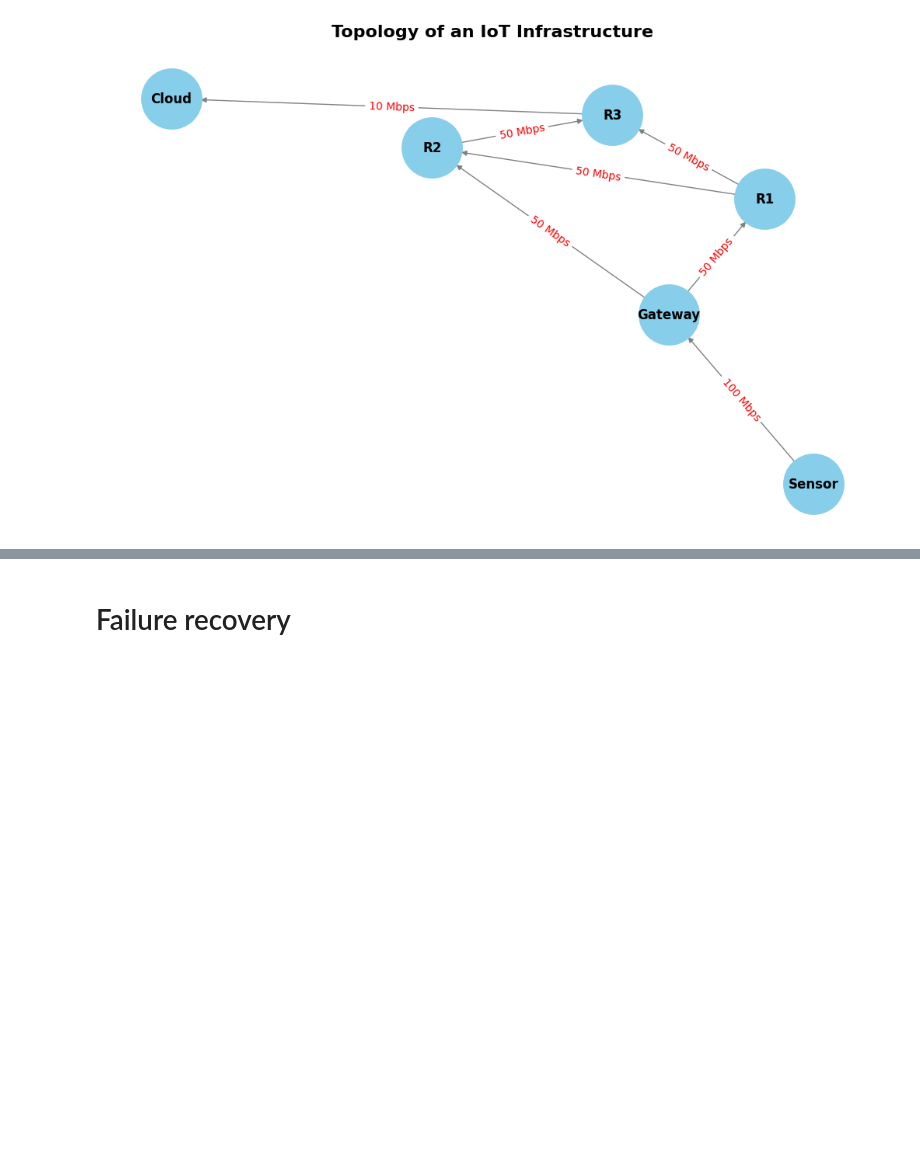
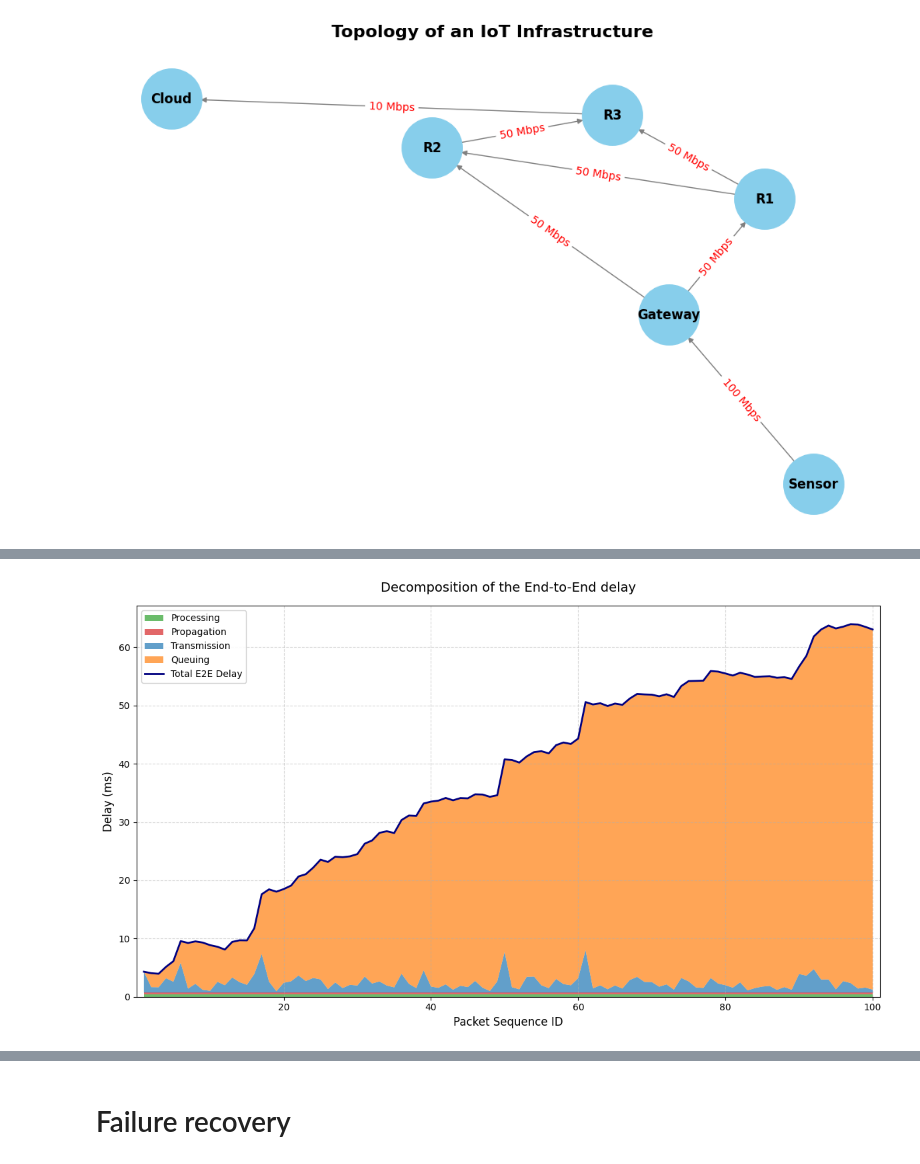
Before and after one commit to DadeOrsu/eclypse-plus-net, a Jupyter notebook: eclypse/network/demo_3.ipynb, the cells around one changed output, grey strips where cells are left out. Cells and saved outputs as stored; diff of their text form; code cells hidden in the pictures; blank space fills up the shorter version.

```diff
--- a/eclypse/network/demo_3.ipynb
+++ b/eclypse/network/demo_3.ipynb
@@ -327,0 +152,91 @@ Breakdown of the last packet (ID 100):
+# %%
+import pandas as pd
+import matplotlib.pyplot as plt
+import json
+
+# Openining of the JSONL file and extracting the relevant metrics
+json_path = "./results/json/application.jsonl"
+records = []
+
+with open(json_path, 'r') as file:
+    for line in file:
+        if line.strip():
+            # Extract only valid [app_id, metric, value] triples
+            metrics = [m for m in json.loads(line).get("data", []) if len(m) == 3]
+            for app_id, metric_name, val in metrics:
+                records.append({'metric': str(metric_name), 'val': val})
+
+df_raw = pd.DataFrame(records)
+# Extract the Hop metrics and extract ID, Hop Num and Field Name
+df_hops = df_raw[df_raw['metric'].str.contains("_Hop_")].copy()
+extracted = df_hops['metric'].str.extract(r'pkt_(\d+)_Hop_(\d+)_(.*)')
+df_hops['Packet_ID'] = extracted[0].astype(int)
+df_hops['Hop_ID'] = extracted[1].astype(int)
+df_hops['Field'] = extracted[2]
+
+# Create a clean table where each row is a HOP, and the columns are the delays
+df_pivot = df_hops.pivot_table(
+    index=['Packet_ID', 'Hop_ID'], columns='Field', values='val', aggfunc='first'
+).reset_index()
+
+# Convert the fields to numeric values
+numeric_cols = ['arrival_at_next', 'processing_ms', 'queue_ms', 'transmission_ms', 'propagation_ms']
+for col in numeric_cols:
+    if col in df_pivot.columns:
+        df_pivot[col] = pd.to_numeric(df_pivot[col])
+
+df_pivot['queue_length'] = pd.to_numeric(df_pivot.get('queue_length', 0)).fillna(0).astype(int)
+
+print("--- HOP CHRONOLOGICAL LOG ---")
+# Sort the table by arrival time and print it
+df_log = df_pivot.sort_values('arrival_at_next')
+for _, row in df_log.iterrows():
+    print(f"[{row['arrival_at_next']:10.6f}s] | Packet: {row['Packet_ID']:<4} | Link: {row['hop']:^17} | Queue: {row['queue_length']:>2} pkts")
+
+
+# Sum automatically the delays grouping by Packet_ID
+df_agg = df_pivot.groupby('Packet_ID')[
+    ['processing_ms', 'queue_ms', 'transmission_ms', 'propagation_ms']
+].sum().reset_index()
+
+# Retrieve the Total_Delay for each packet
+df_total = df_raw[df_raw['metric'].str.contains("Total_Delay_ms")].copy()
+df_total['Packet_ID'] = df_total['metric'].str.extract(r'pkt_(\d+)').astype(int)
+df_total = df_total[['Packet_ID', 'val']].rename(columns={'val': 'Total_Delay_ms'})
+
+# Merge the aggregated delays with the total delay for plotting
+df_plot = pd.merge(df_agg, df_total, on='Packet_ID').sort_values('Packet_ID')
+
+# Graph creation
+plt.figure(figsize=(12, 7))
+plt.stackplot(
+    df_plot['Packet_ID'],
+    df_plot['processing_ms'],
+    df_plot['propagation_ms'],
+    df_plot['transmission_ms'],
+    df_plot['queue_ms'],
+    labels=['Processing', 'Propagation', 'Transmission', 'Queuing'],
+    colors=['#2ca02c', '#d62728', '#1f77b4', '#ff7f0e'], alpha=0.7
+)
+
+plt.plot(df_plot['Packet_ID'], df_plot['Total_Delay_ms'], color='navy', linewidth=2, label='Total E2E Delay')
+plt.title("Decomposition of the End-to-End delay", fontsize=14, pad=15)
+plt.xlabel("Packet Sequence ID", fontsize=12)
+plt.ylabel("Delay (ms)", fontsize=12)
+plt.legend(loc='upper left', framealpha=0.9)
+plt.grid(True, linestyle='--', alpha=0.5)
+plt.margins(x=0.01)
+plt.tight_layout()
+plt.show()
+
+# View the breakdown of the last packet
+last_pkt = df_plot.iloc[-1]
+
+print(f"\nBreakdown of the last packet (ID {int(last_pkt['Packet_ID'])}):")
+print(f"- Processing:   {last_pkt['processing_ms']:.4f} ms")
+print(f"- Propagation:  {last_pkt['propagation_ms']:.4f} ms")
+print(f"- Transmission: {last_pkt['transmission_ms']:.4f} ms")
+print(f"- Queuing:      {last_pkt['queue_ms']:.4f} ms")
+print(f"--------------------------------")
+print(f"= TOTAL E2E:    {last_pkt['Total_Delay_ms']:.4f} ms")
+# %% [output]
@@ -327,0 +260 @@ Breakdown of the last packet (ID 100):
+[figure, added]
```
Also changed, not shown: parts of 10 cells of this notebook.
